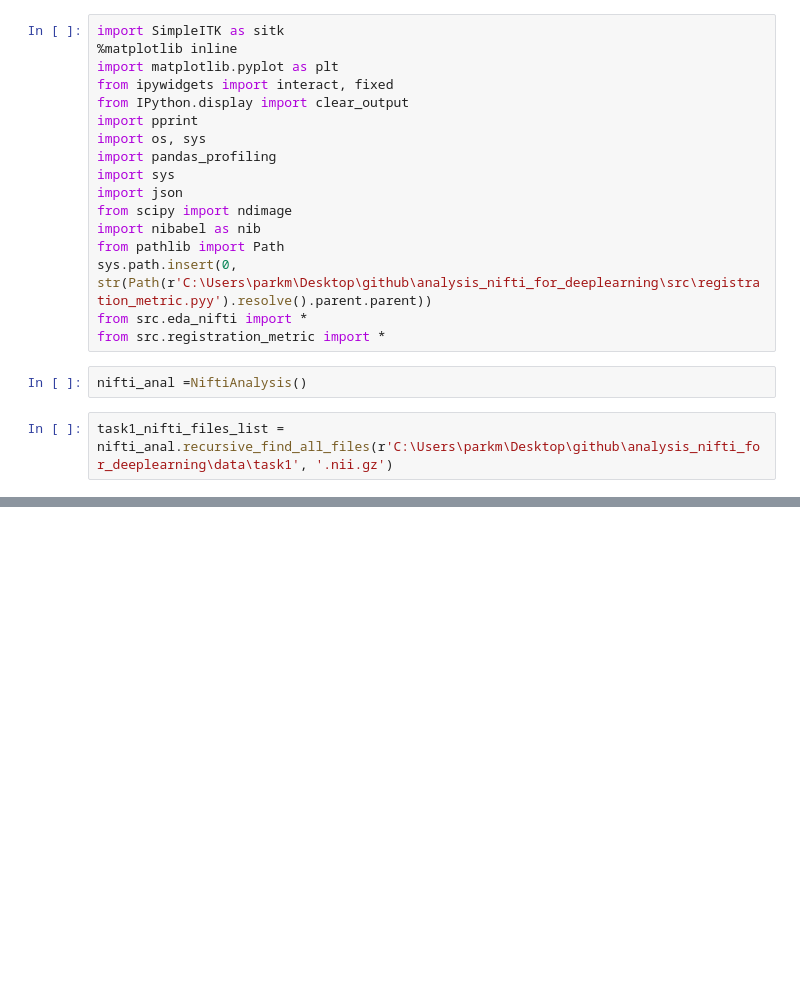
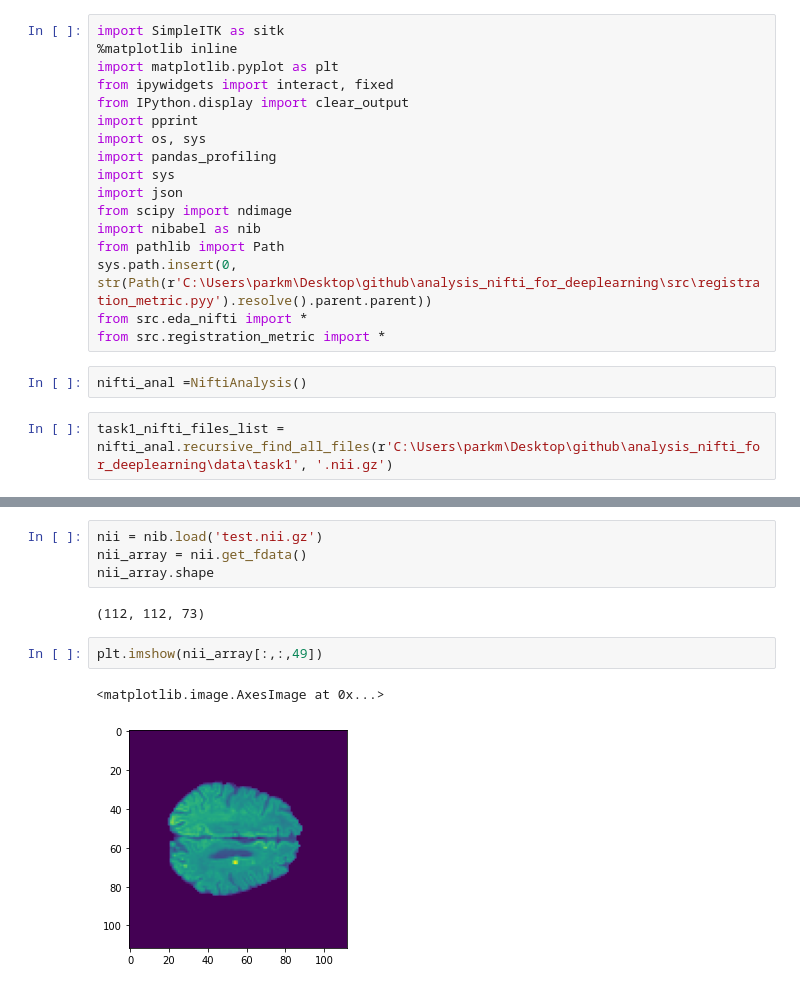
Before and after one commit to DSDanielPark/ANALYSIS-NIFTI-FOR-DEEP-LEARNING, a Jupyter notebook: notebooks/03.n4_bias_correction_for_lesion_nifti.ipynb, the cells around one changed output, grey strips where cells are left out. Cells and saved outputs as stored; diff of their text form; blank space fills up the shorter version.

```diff
--- a/notebooks/03.n4_bias_correction_for_lesion_nifti.ipynb
+++ b/notebooks/03.n4_bias_correction_for_lesion_nifti.ipynb
@@ -36,0 +44,11 @@ corrected_image_full_resolution = biased_image_full_resolution / bias_field_full
+# %%
+nii = nib.load('test.nii.gz')
+nii_array = nii.get_fdata()
+nii_array.shape
+# %% [output]
+(112, 112, 73)
+# %%
+plt.imshow(nii_array[:,:,49])
+# %% [output]
+<matplotlib.image.AxesImage at 0x...>
+[figure, added]
```
Also changed, not shown: parts of 27 cells of this notebook, 2 other files.
